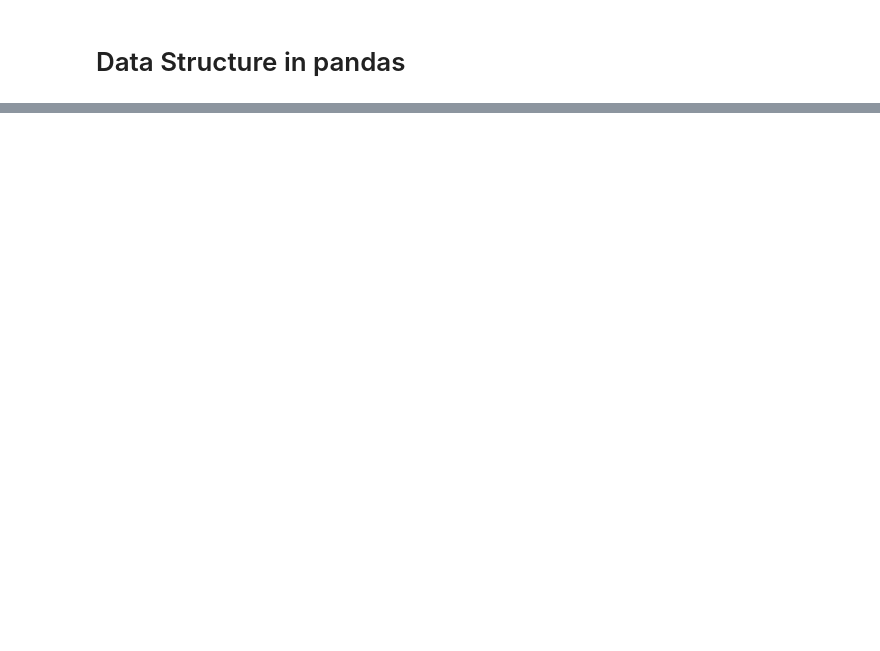
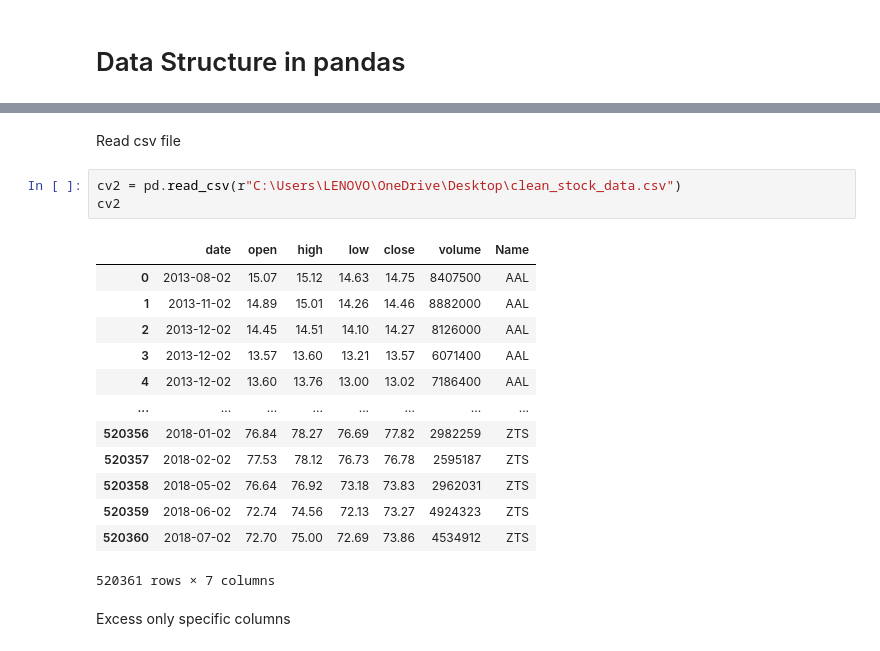
Before and after one commit to neeteshdixit/Numpy_Repository_basic_to_advance_level, a Jupyter notebook: pandas_completely.ipynb, the cells around one changed output, grey strips where cells are left out. Cells and saved outputs as stored; diff of their text form; blank space fills up the shorter version.

Commit message:
read and write csv file

```diff
--- a/pandas_completely.ipynb
+++ b/pandas_completely.ipynb
@@ -2,0 +307,21 @@
+# %% [markdown]
+Read csv file
+# %%
+cv2 = pd.read_csv(r"C:\Users\LENOVO\OneDrive\Desktop\clean_stock_data.csv")
+cv2
+# %% [output]
+|  | date | open | high | low | close | volume | Name |
+| 0 | 2013-08-02 | 15.07 | 15.12 | 14.63 | 14.75 | 8407500 | AAL |
+| 1 | 2013-11-02 | 14.89 | 15.01 | 14.26 | 14.46 | 8882000 | AAL |
+| 2 | 2013-12-02 | 14.45 | 14.51 | 14.10 | 14.27 | 8126000 | AAL |
+| 3 | 2013-12-02 | 13.57 | 13.60 | 13.21 | 13.57 | 6071400 | AAL |
+| 4 | 2013-12-02 | 13.60 | 13.76 | 13.00 | 13.02 | 7186400 | AAL |
+| ... | ... | ... | ... | ... | ... | ... | ... |
+| 520356 | 2018-01-02 | 76.84 | 78.27 | 76.69 | 77.82 | 2982259 | ZTS |
+| 520357 | 2018-02-02 | 77.53 | 78.12 | 76.73 | 76.78 | 2595187 | ZTS |
+| 520358 | 2018-05-02 | 76.64 | 76.92 | 73.18 | 73.83 | 2962031 | ZTS |
+| 520359 | 2018-06-02 | 72.74 | 74.56 | 72.13 | 73.27 | 4924323 | ZTS |
+| 520360 | 2018-07-02 | 72.70 | 75.00 | 72.69 | 73.86 | 4534912 | ZTS |
+520361 rows × 7 columns
+# %% [markdown]
+Excess only specific columns
```
Also changed, not shown: parts of 93 cells of this notebook, 1 other file.
